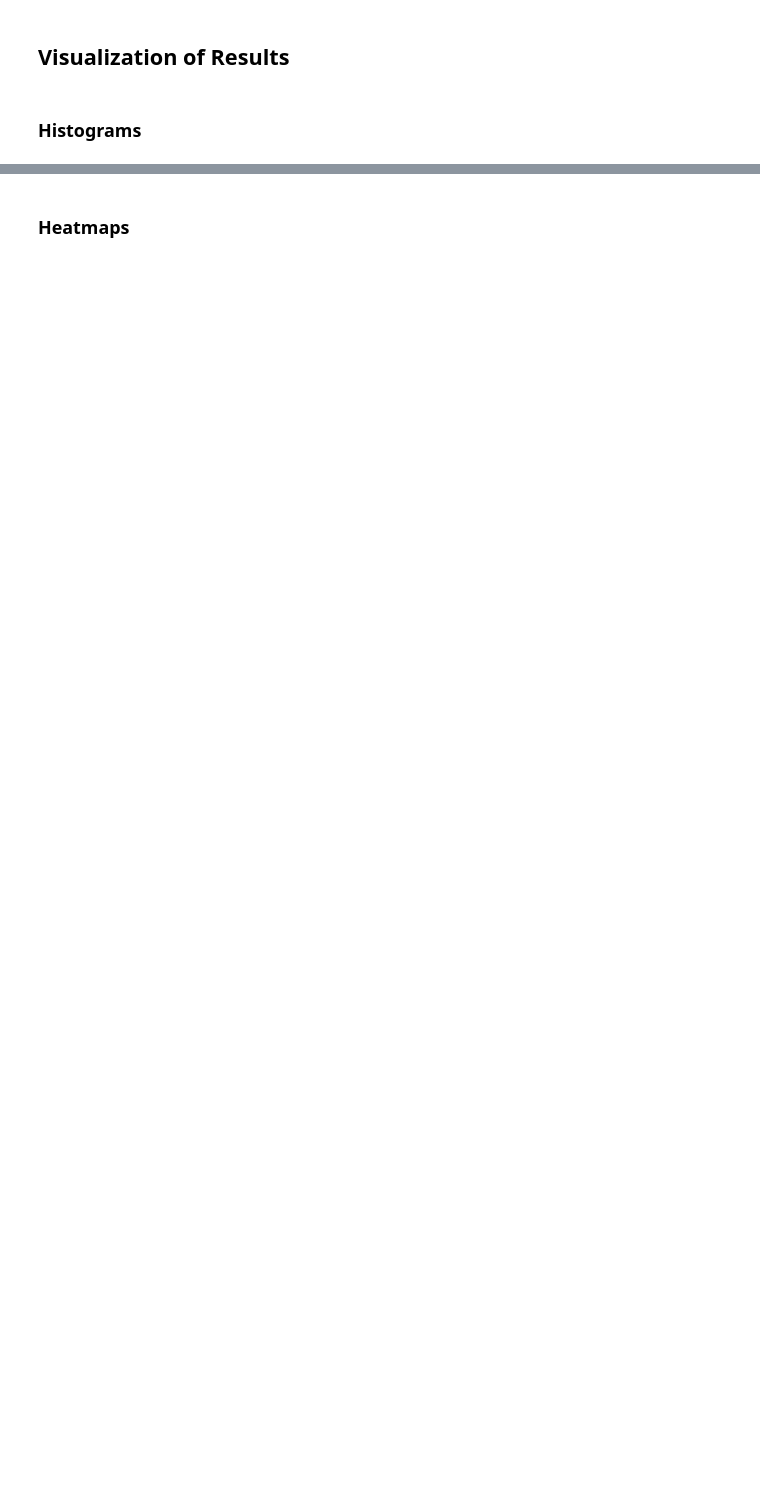
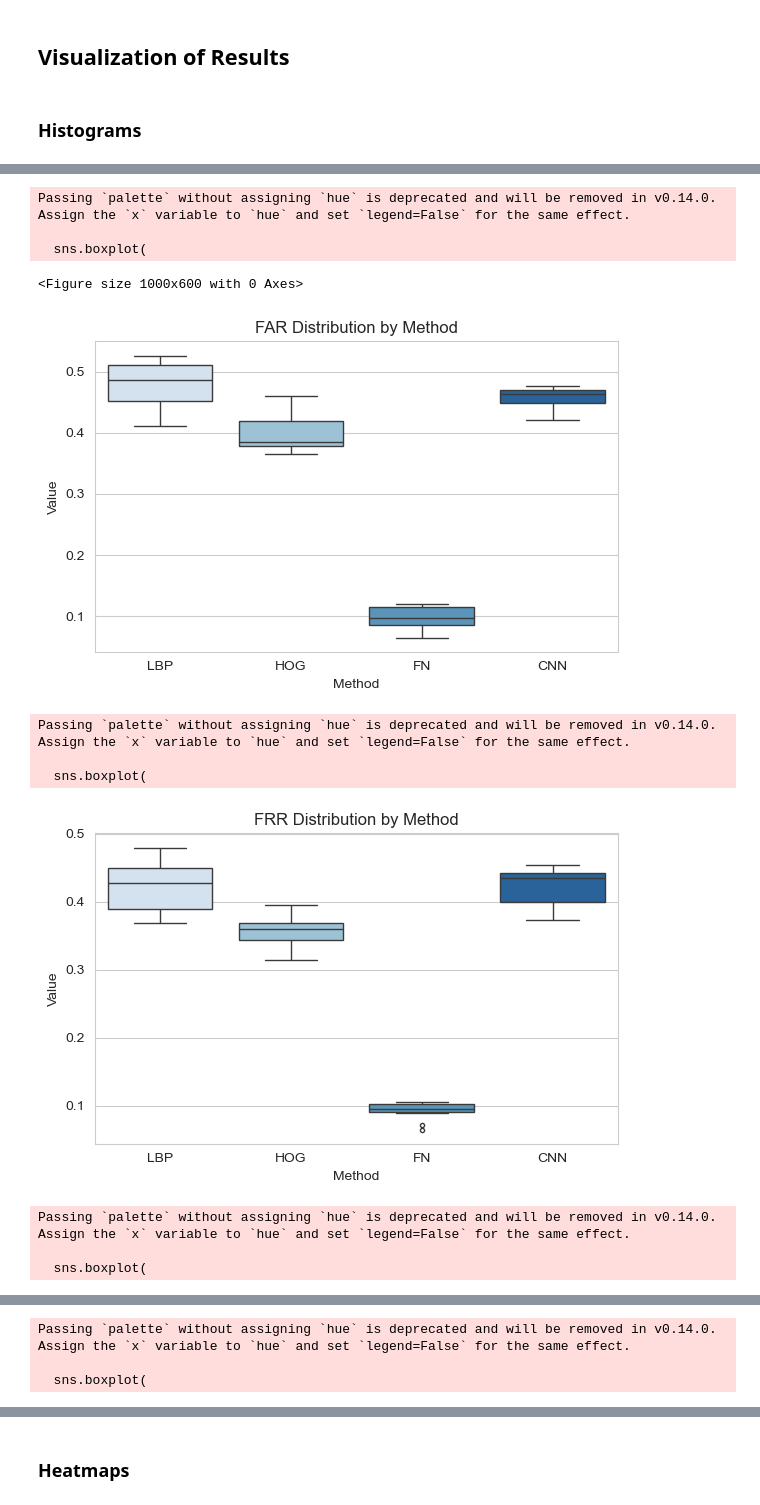
Before and after one commit to martskow/face-recognition, a Jupyter notebook: results.ipynb, the cells around one changed output, grey strips where cells are left out. Drawn from its saved outputs; the diff is of its cells as text; code cells hidden in the pictures; blank space fills up the shorter version.

```diff
--- a/results.ipynb
+++ b/results.ipynb
@@ -231,6 +357,20 @@ print(posthocs)
 # %%
 res_per, posthocs_per = run_perturb_tests(df_perturb_long)
+
+df_res_per = pd.DataFrame(res_per)
+df_res_per['Stat'] = df_res_per['Stat'].apply(lambda x: f"{x:.2f}")
+df_res_per['p-value'] = df_res_per['p-value'].apply(lambda x: f"{x:.2e}")
+
 print(10*"-", " RESULTS PERTURBATION ", 10*"-")
-print(res_per)
+print(df_res_per.to_string(index=False))
 print(10*"-", "   POST-HOC RESULTS   ", 10*"-")
-print(posthocs_per)
+for perturb in posthocs_per:
+    print(f"\n{'='*30}")
+    print(f"POST-HOC TESTS for perturbation: {perturb}")
+    print(f"{'='*30}")
+    for metric in posthocs_per[perturb]:
+        print(f"\n--- Metric: {metric} ---")
+        df_ph = posthocs_per[perturb][metric].copy()
+        for col in df_ph.select_dtypes(include=['float', 'double']).columns:
+            df_ph[col] = df_ph[col].apply(lambda x: f"{x:.2f}")
+        print(df_ph.to_string(index=False))
@@ -291,0 +451,39 @@ plt.show()
+# %%
+plt.figure(figsize=(10, 6))
+sns.set_style("whitegrid")
+
+for metric in class_metrics:
+    plt.figure(figsize=(6, 4))
+
+    data_metric = df_general_long[df_general_long["Metric"] == metric]
+
+    sns.boxplot(
+        data=data_metric,
+        x="Method",
+        y="Value",
+        palette="Blues",
+        fliersize=3,
+        linewidth=1
+    )
+
+    plt.title(f"{metric} Distribution by Method")
+    plt.ylabel("Value")
+    plt.xlabel("Method")
+    plt.tight_layout()
+
+    filename = f"plots/boxplot_{metric.lower()}.svg"
+    plt.savefig(filename, format="svg")
+    plt.show()
+# %% [output]
+Passing `palette` without assigning `hue` is deprecated and will be removed in v0.14.0. Assign the `x` variable to `hue` and set `legend=False` for the same effect.
+
+  sns.boxplot(
+<Figure size 1000x600 with 0 Axes>
+[figure, added]
+Passing `palette` without assigning `hue` is deprecated and will be removed in v0.14.0. Assign the `x` variable to `hue` and set `legend=False` for the same effect.
+
+  sns.boxplot(
+[figure, added]
+Passing `palette` without assigning `hue` is deprecated and will be removed in v0.14.0. Assign the `x` variable to `hue` and set `legend=False` for the same effect.
+
+  sns.boxplot(
@@ -291,0 +491,3 @@ plt.show()
+Passing `palette` without assigning `hue` is deprecated and will be removed in v0.14.0. Assign the `x` variable to `hue` and set `legend=False` for the same effect.
+
+  sns.boxplot(
```
Also changed, not shown: parts of 16 cells of this notebook, 48 other files.
